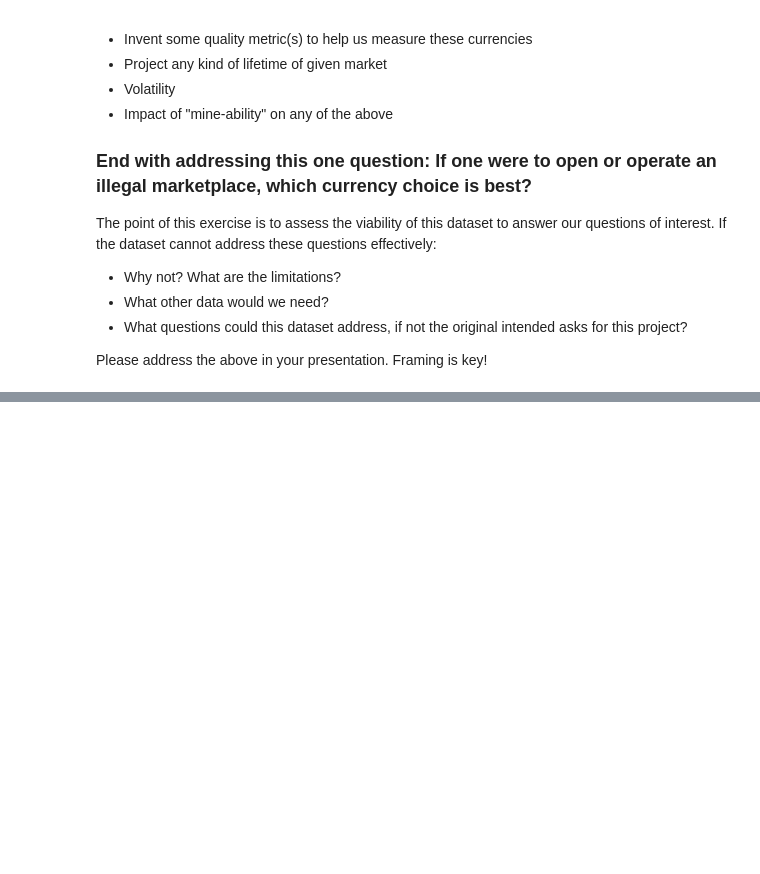
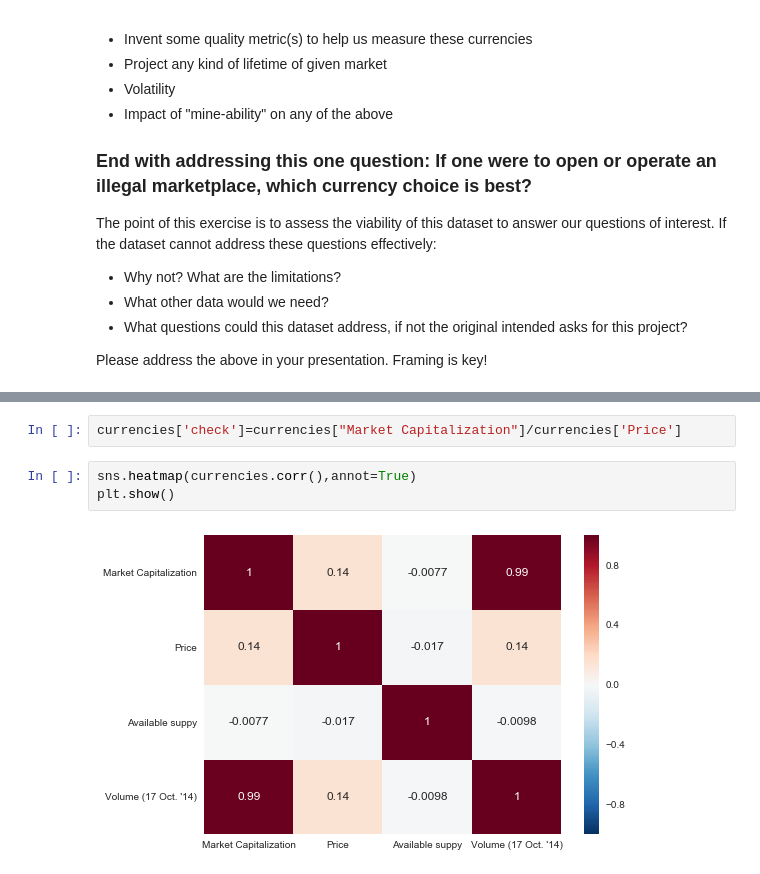
Before and after one commit to cqfkfc/ga-group-project-1, a Jupyter notebook: team-silkroad.ipynb, the cells around one changed output, grey strips where cells are left out. Saved outputs shown, nothing was run; the diff lists cells and outputs as text; blank space fills up the shorter version.

```diff
--- a/team-silkroad.ipynb
+++ b/team-silkroad.ipynb
@@ -109,0 +130,7 @@ exchanges.head()
+# %%
+currencies['check']=currencies["Market Capitalization"]/currencies['Price']
+# %%
+sns.heatmap(currencies.corr(),annot=True)
+plt.show()
+# %% [output]
+[figure, added]
```
Also changed, not shown: parts of 3 cells of this notebook.
